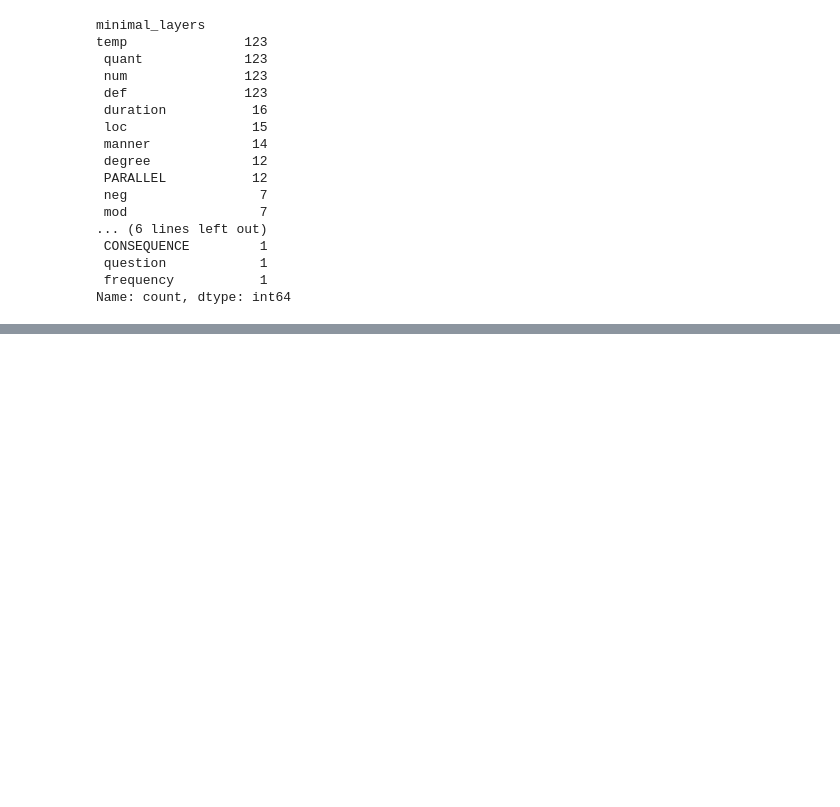
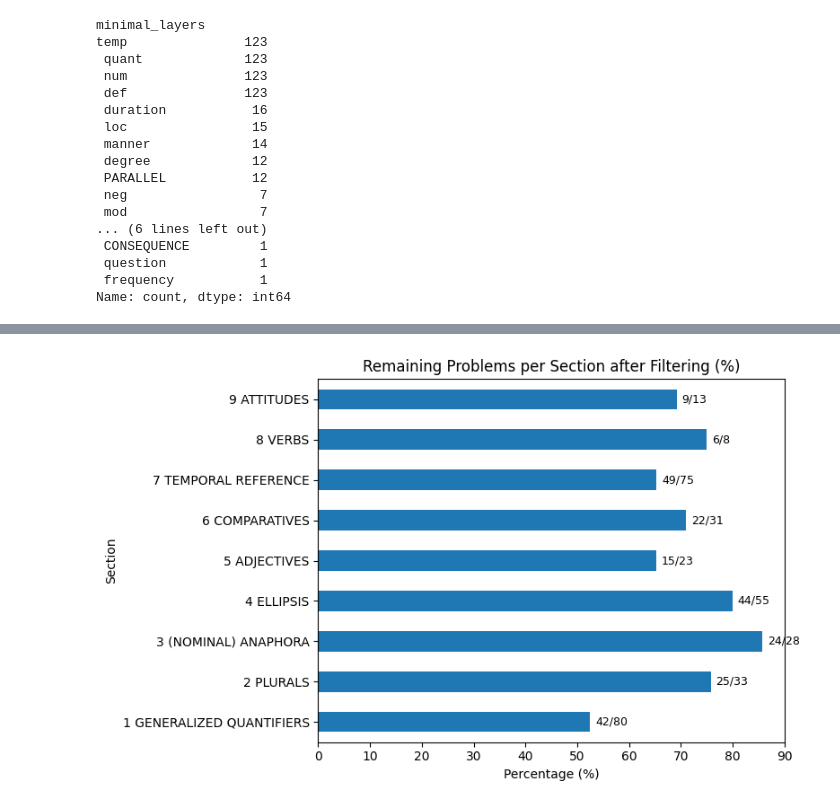
Before and after one commit to ivomitov/YARN2FOL, a Jupyter notebook: explore_fracas.ipynb, the cells around one changed output, grey strips where cells are left out. Cells and saved outputs as stored; diff of their text form; code cells hidden in the pictures; blank space fills up the shorter version.

```diff
--- a/explore_fracas.ipynb
+++ b/explore_fracas.ipynb
@@ -183,0 +113,19 @@ Name: count, dtype: int64
+# %%
+filtered_one_premise = fracas_df[(fracas_df["fracas_answer"].isin(['yes', 'no']))]
+
+total_section = fracas_df.groupby("section").size()
+remaining_section = filtered_one_premise.groupby("section").size()
+
+summary_section = (
+    pd.concat([total_section, remaining_section], axis=1)
+    .fillna(0)
+    .rename(columns={0: "total", 1: "remaining"})
+)
+
+summary_section["percentage"] = (
+    summary_section["remaining"] / summary_section["total"] * 100
+)
+
+plot_remaining_distribution(summary_section)
+# %% [output]
+[figure, added]
```
Also changed, not shown: parts of 16 cells of this notebook.
